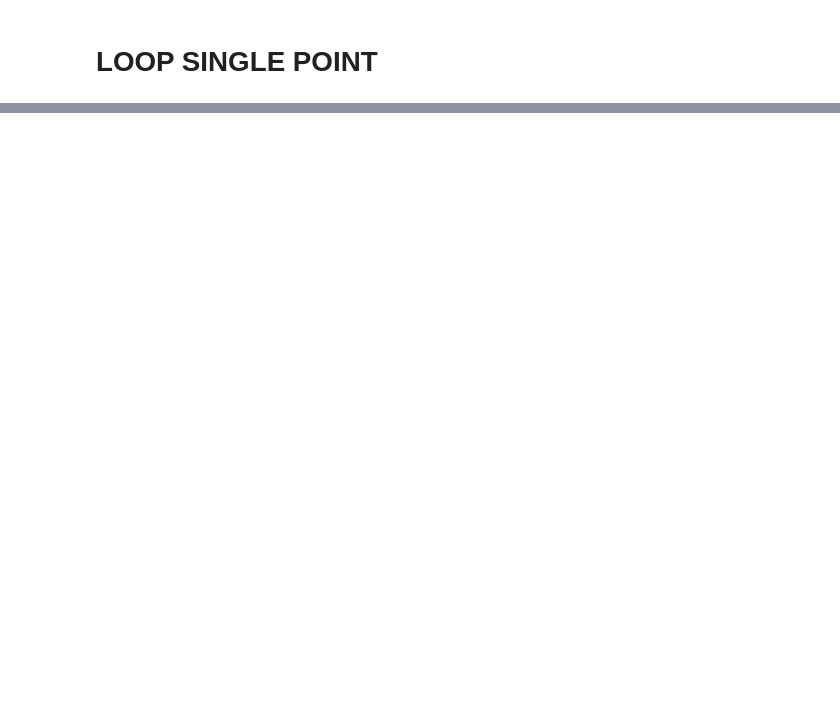
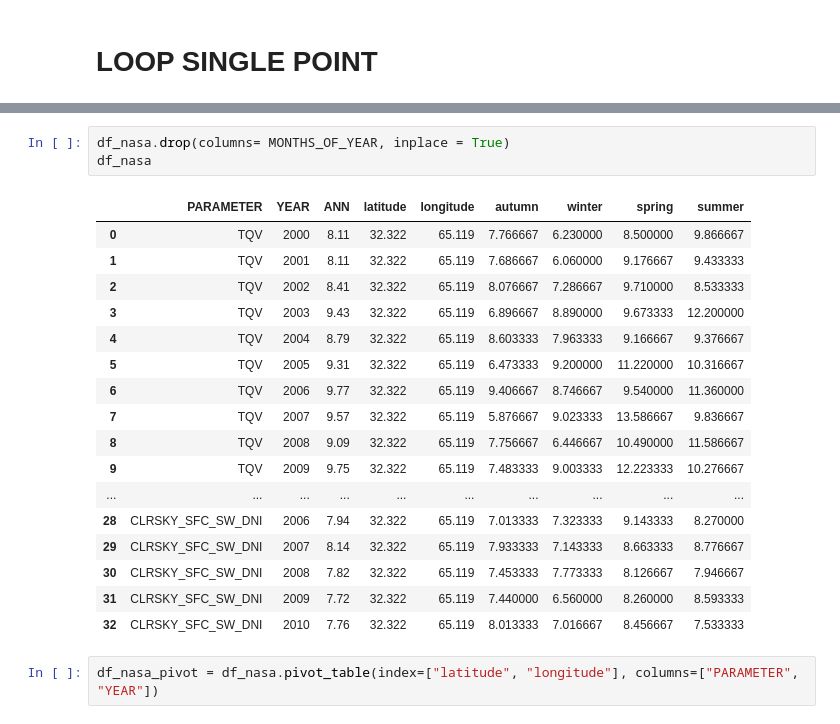
Before and after one commit to tomashbk/solar_wind_power_plants_prediction, a Jupyter notebook: notebooks/0.1-first-EDA.ipynb, the cells around one changed output, grey strips where cells are left out. Drawn from its saved outputs; the diff is of its cells as text; blank space fills up the shorter version.

```diff
--- a/notebooks/0.1-first-EDA.ipynb
+++ b/notebooks/0.1-first-EDA.ipynb
@@ -96,0 +141,23 @@ df_response.to_csv(filename)
+# %%
+df_nasa.drop(columns= MONTHS_OF_YEAR, inplace = True)
+df_nasa
+# %% [output]
+|  | PARAMETER | YEAR | ANN | latitude | longitude | autumn | winter | spring | summer |
+| 0 | TQV | 2000 | 8.11 | 32.322 | 65.119 | 7.766667 | 6.230000 | 8.500000 | 9.866667 |
+| 1 | TQV | 2001 | 8.11 | 32.322 | 65.119 | 7.686667 | 6.060000 | 9.176667 | 9.433333 |
+| 2 | TQV | 2002 | 8.41 | 32.322 | 65.119 | 8.076667 | 7.286667 | 9.710000 | 8.533333 |
+| 3 | TQV | 2003 | 9.43 | 32.322 | 65.119 | 6.896667 | 8.890000 | 9.673333 | 12.200000 |
+| 4 | TQV | 2004 | 8.79 | 32.322 | 65.119 | 8.603333 | 7.963333 | 9.166667 | 9.376667 |
+| 5 | TQV | 2005 | 9.31 | 32.322 | 65.119 | 6.473333 | 9.200000 | 11.220000 | 10.316667 |
+| 6 | TQV | 2006 | 9.77 | 32.322 | 65.119 | 9.406667 | 8.746667 | 9.540000 | 11.360000 |
+| 7 | TQV | 2007 | 9.57 | 32.322 | 65.119 | 5.876667 | 9.023333 | 13.586667 | 9.836667 |
+| 8 | TQV | 2008 | 9.09 | 32.322 | 65.119 | 7.756667 | 6.446667 | 10.490000 | 11.586667 |
+| 9 | TQV | 2009 | 9.75 | 32.322 | 65.119 | 7.483333 | 9.003333 | 12.223333 | 10.276667 |
+| ... | ... | ... | ... | ... | ... | ... | ... | ... | ... |
+| 28 | CLRSKY_SFC_SW_DNI | 2006 | 7.94 | 32.322 | 65.119 | 7.013333 | 7.323333 | 9.143333 | 8.270000 |
+| 29 | CLRSKY_SFC_SW_DNI | 2007 | 8.14 | 32.322 | 65.119 | 7.933333 | 7.143333 | 8.663333 | 8.776667 |
+| 30 | CLRSKY_SFC_SW_DNI | 2008 | 7.82 | 32.322 | 65.119 | 7.453333 | 7.773333 | 8.126667 | 7.946667 |
+| 31 | CLRSKY_SFC_SW_DNI | 2009 | 7.72 | 32.322 | 65.119 | 7.440000 | 6.560000 | 8.260000 | 8.593333 |
+| 32 | CLRSKY_SFC_SW_DNI | 2010 | 7.76 | 32.322 | 65.119 | 8.013333 | 7.016667 | 8.456667 | 7.533333 |
+# %%
+df_nasa_pivot = df_nasa.pivot_table(index=["latitude", "longitude"], columns=["PARAMETER", "YEAR"])
```
Also changed, not shown: parts of 15 cells of this notebook.
